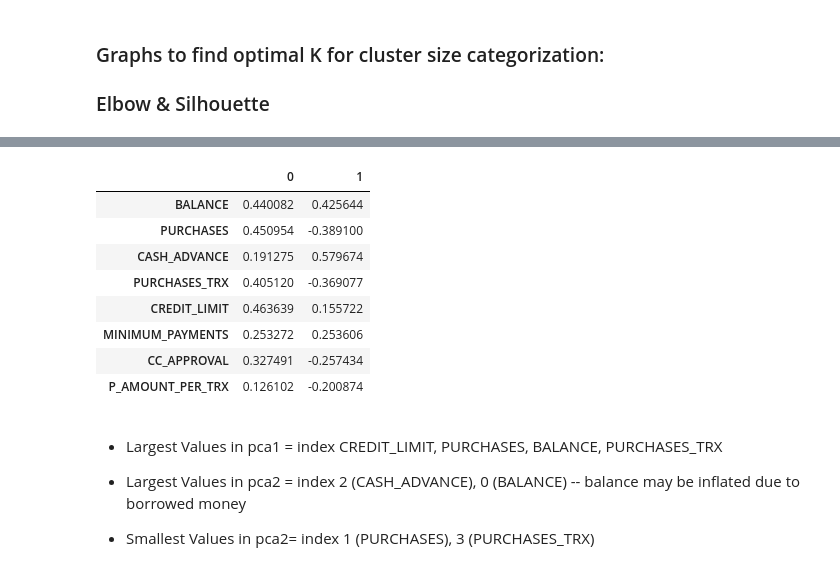
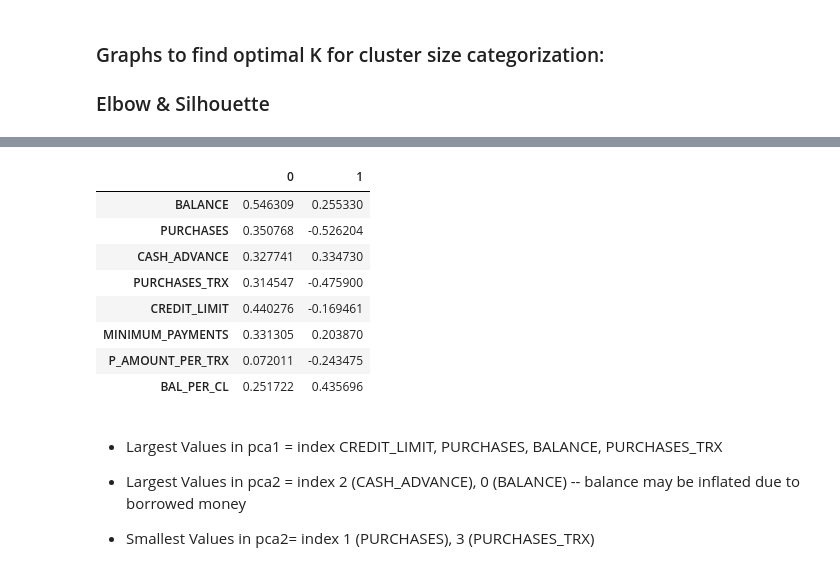
Before and after one commit to Laura-ShummonMaass/Credit_Card_Cluster, a Jupyter notebook: eda.ipynb, the cells around one changed output, grey strips where cells are left out. Cells and saved outputs as stored; diff of their text form; code cells hidden in the pictures.

```diff
--- a/eda.ipynb
+++ b/eda.ipynb
@@ -144,6 +144,10 @@ df['CC_APPROVAL'] = df.apply(lambda x: 1
 df['P_AMOUNT_PER_TRX'] = df.apply(lambda x: 0 if x['PURCHASES_TRX'] == 0
                                       else x['PURCHASES']/x['PURCHASES_TRX'],
                                       axis=1)
+# %%
+df['BAL_PER_CL'] = df.apply(lambda x:
+                            x['BALANCE']/x['CREDIT_LIMIT'],
+                            axis=1)
 # %%
 df['CC_APPROVAL'].value_counts()
 # %% [output]
@@ -157,6 +174,8 @@ from sklearn.cluster import KMeans, AgglomerativeClustering
 from sklearn.metrics import calinski_harabaz_score
 from sklearn.decomposition import PCA
 from sklearn.preprocessing import StandardScaler
+# %%
+df_cluster = df.drop(['CC_APPROVAL'], axis=1)
 # %%
 ss = StandardScaler()
-scaled_data = ss.fit_transform(df)
+scaled_data = ss.fit_transform(df_cluster)
@@ -163,5 +187,5 @@ scaled_data = ss.fit_transform(df)
 # %%
-scaled_df=pd.DataFrame(data=scaled_data, columns=df.columns)
+scaled_df=pd.DataFrame(data=scaled_data, columns=df_cluster.columns)
 scaled_df.head().T
 # %% [output]
 |  | 0 | 1 | 2 | 3 | 4 |
@@ -246,16 +270,16 @@ plt.scatter(model_centers[:,0], model_centers[:,1], c='red', marker='*');
 # %%
-pca_components = pd.DataFrame(pca.components_, columns=df.columns)
+pca_components = pd.DataFrame(pca.components_, columns=df_cluster.columns)
 pca_components.head().T
 # %% [output]
 |  | 0 | 1 |
-| BALANCE | 0.440082 | 0.425644 |
-| PURCHASES | 0.450954 | -0.389100 |
-| CASH_ADVANCE | 0.191275 | 0.579674 |
-| PURCHASES_TRX | 0.405120 | -0.369077 |
-| CREDIT_LIMIT | 0.463639 | 0.155722 |
-| MINIMUM_PAYMENTS | 0.253272 | 0.253606 |
-| CC_APPROVAL | 0.327491 | -0.257434 |
-| P_AMOUNT_PER_TRX | 0.126102 | -0.200874 |
+| BALANCE | 0.546309 | 0.255330 |
+| PURCHASES | 0.350768 | -0.526204 |
+| CASH_ADVANCE | 0.327741 | 0.334730 |
+| PURCHASES_TRX | 0.314547 | -0.475900 |
+| CREDIT_LIMIT | 0.440276 | -0.169461 |
+| MINIMUM_PAYMENTS | 0.331305 | 0.203870 |
+| P_AMOUNT_PER_TRX | 0.072011 | -0.243475 |
+| BAL_PER_CL | 0.251722 | 0.435696 |
 # %% [markdown]
 * Largest Values in pca1 = index CREDIT_LIMIT, PURCHASES, BALANCE, PURCHASES_TRX
 
```
Also changed, not shown: parts of 28 cells of this notebook.
